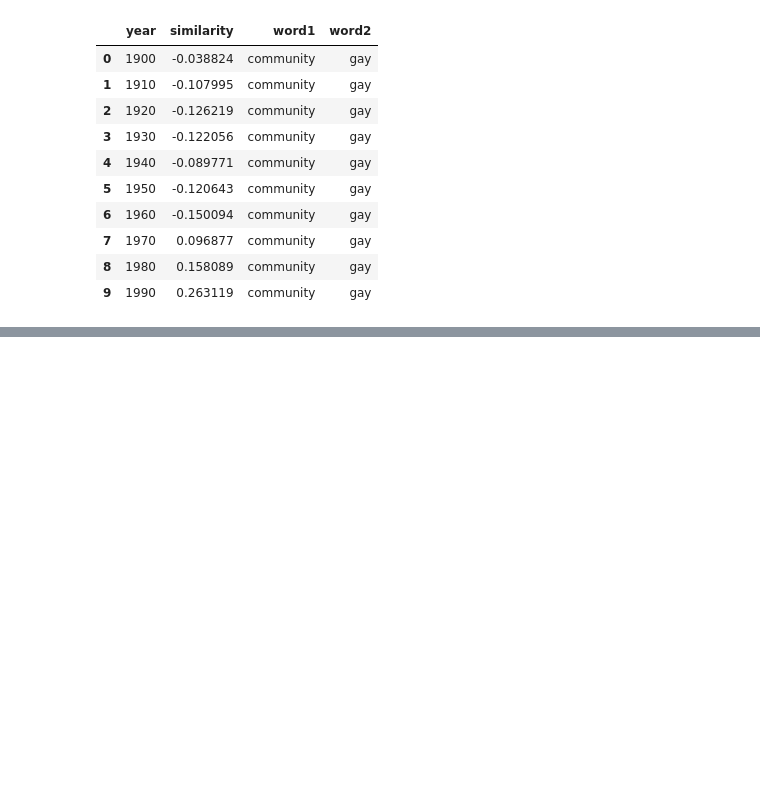
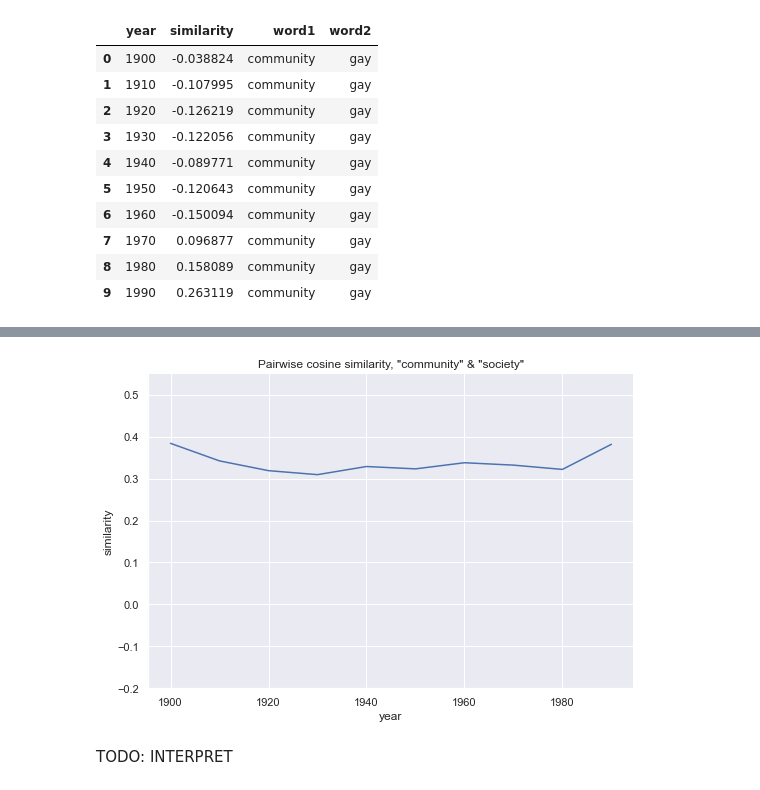
Before and after one commit to ccgilroy/community-discourse, a Jupyter notebook: historical-change.ipynb, the cells around one changed output, grey strips where cells are left out. Cells and saved outputs as stored; diff of their text form; code cells hidden in the pictures; blank space fills up the shorter version.

```diff
--- a/historical-change.ipynb
+++ b/historical-change.ipynb
@@ -92,3 +276,16 @@ for year in range(1900, 2000, 10):
+# %%
+df_society = get_similarity_over_time(emb_hist, "community", "society")
+# %%
+g = sns.relplot(data=df_society, x='year', y='similarity',
+                kind="line")
+g.ax.set(ylim=(-.2, .55))
+g.ax.set_title('Pairwise cosine similarity, "community" & "society"')
+g.fig.set_figwidth(8)
+plt.show()
+# %% [output]
+[figure, added]
+# %% [markdown]
+TODO: INTERPRET
 # %%
 df_gay_fic = get_similarity_over_time(emb_fic, "community", "gay")
 df_gay_fic
```
Also changed, not shown: parts of 44 cells of this notebook, 2 other files.
